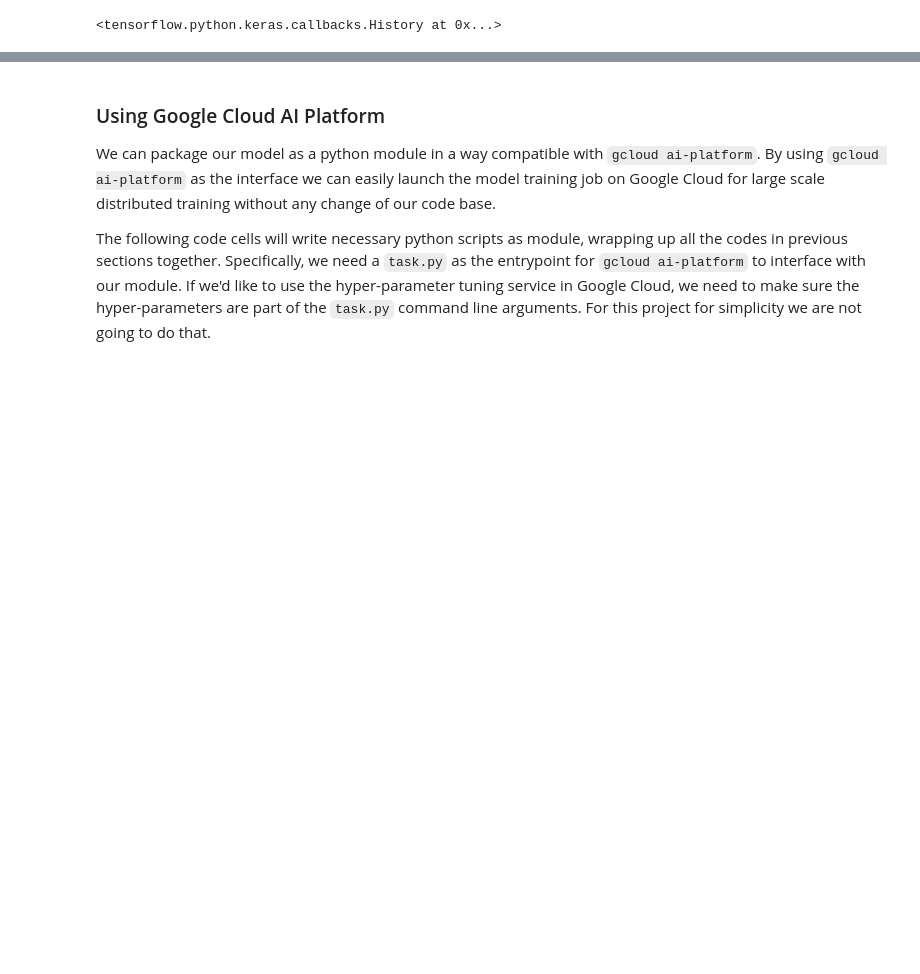
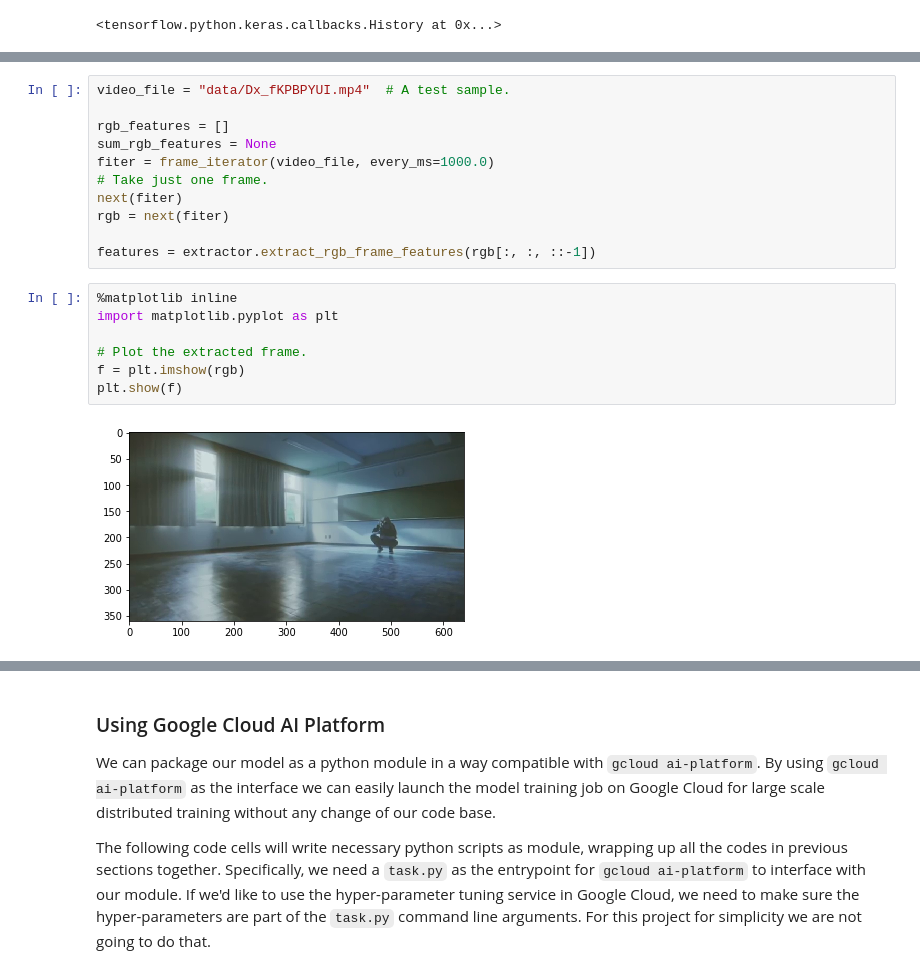
Before and after one commit to everdark/k9, a Jupyter notebook: projects/yt8m/yt8m.ipynb, the cells around one changed output, grey strips where cells are left out. Cells and saved outputs as stored; diff of their text form; blank space fills up the shorter version.

Commit message:
Complete video processing section.

```diff
--- a/projects/yt8m/yt8m.ipynb
+++ b/projects/yt8m/yt8m.ipynb
@@ -643,0 +683,20 @@ This is for us to do model inference on unseen examples.
+# %%
+video_file = "data/Dx_fKPBPYUI.mp4"  # A test sample.
+
+rgb_features = []
+sum_rgb_features = None
+fiter = frame_iterator(video_file, every_ms=1000.0)
+# Take just one frame.
+next(fiter)
+rgb = next(fiter)
+
+features = extractor.extract_rgb_frame_features(rgb[:, :, ::-1])
+# %%
+%matplotlib inline
+import matplotlib.pyplot as plt
+
+# Plot the extracted frame.
+f = plt.imshow(rgb)
+plt.show(f)
+# %% [output]
+[figure, added]
```
Also changed, not shown: parts of 4 cells of this notebook.
